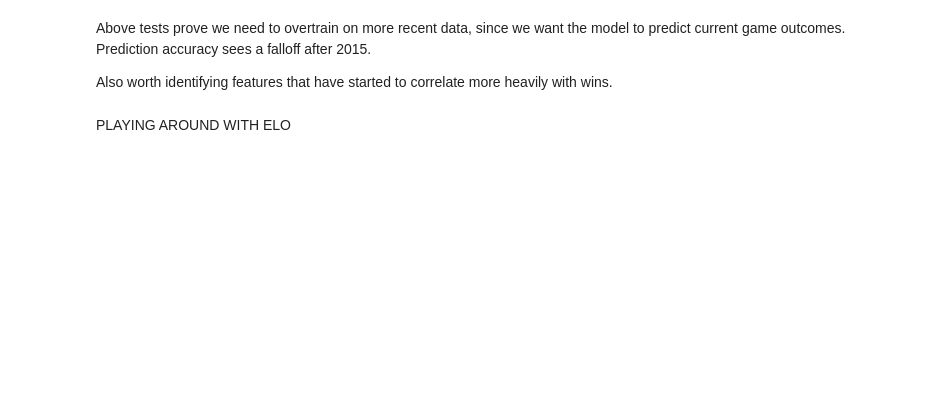
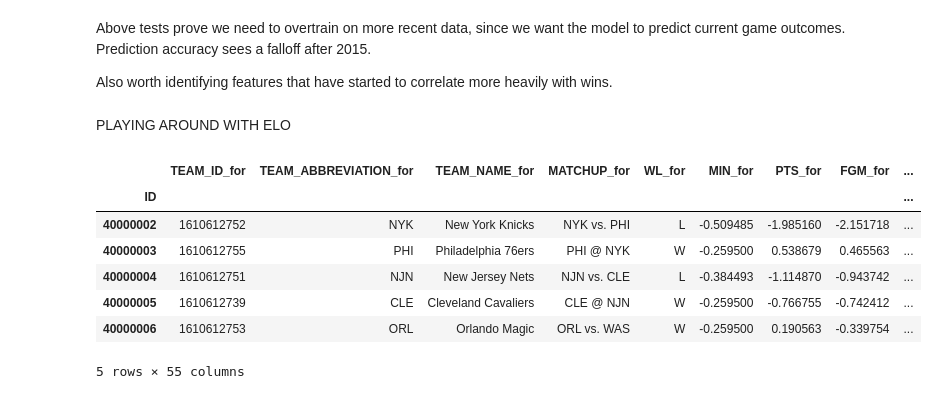
Before and after one commit to Philst4/NBA_Project3, a Jupyter notebook: data/team/play.ipynb, the cells around one changed output. Cells and saved outputs as stored; diff of their text form; code cells hidden in the pictures; blank space fills up the shorter version.

```diff
--- a/data/team/play.ipynb
+++ b/data/team/play.ipynb
@@ -726,3 +676,15 @@ Above tests prove we need to overtrain on more recent data, since we want the mo
 Also worth identifying features that have started to correlate more heavily with wins.
 # %% [markdown]
 PLAYING AROUND WITH ELO
+# %%
+mirror_df = pd.read_csv('processed/standardized/mirror.csv', index_col=0)
+mirror_df.head()
+# %% [output]
+|  | TEAM_ID_for | TEAM_ABBREVIATION_for | TEAM_NAME_for | MATCHUP_for | WL_for | MIN_for | PTS_for | FGM_for | ... |
+| ID |  |  |  |  |  |  |  |  | ... |
+| 40000002 | 1610612752 | NYK | New York Knicks | NYK vs. PHI | L | -0.509485 | -1.985160 | -2.151718 | ... |
+| 40000003 | 1610612755 | PHI | Philadelphia 76ers | PHI @ NYK | W | -0.259500 | 0.538679 | 0.465563 | ... |
+| 40000004 | 1610612751 | NJN | New Jersey Nets | NJN vs. CLE | L | -0.384493 | -1.114870 | -0.943742 | ... |
+| 40000005 | 1610612739 | CLE | Cleveland Cavaliers | CLE @ NJN | W | -0.259500 | -0.766755 | -0.742412 | ... |
+| 40000006 | 1610612753 | ORL | Orlando Magic | ORL vs. WAS | W | -0.259500 | 0.190563 | -0.339754 | ... |
+5 rows × 55 columns
```
Also changed, not shown: parts of 45 cells of this notebook, 12 other files.
